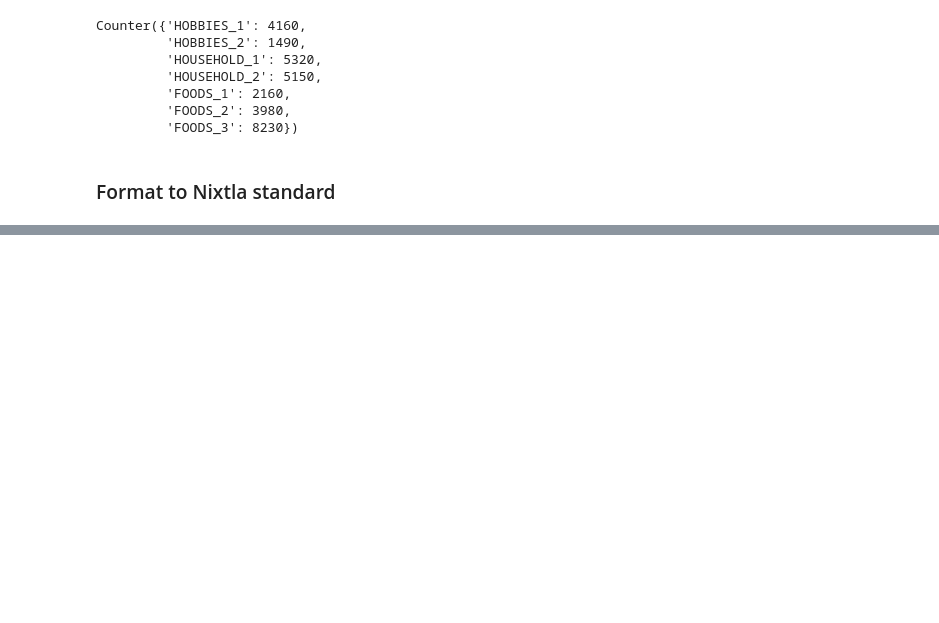
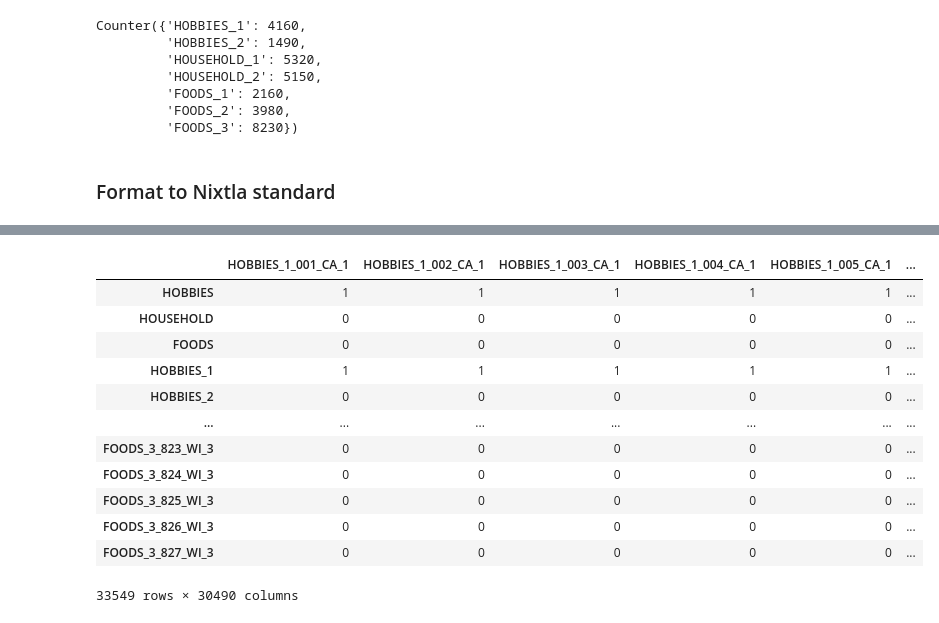
Before and after one commit to liaopeiyuan/large-scale-hts-reconciliation, a Jupyter notebook: notebooks/prepare_m5_forecast.ipynb, the cells around one changed output, grey strips where cells are left out. Cells and saved outputs as stored; diff of their text form; code cells hidden in the pictures; blank space fills up the shorter version.

```diff
--- a/notebooks/prepare_m5_forecast.ipynb
+++ b/notebooks/prepare_m5_forecast.ipynb
@@ -299,6 +299,11 @@ for _, ro in tqdm(parent_node_mapping_df.iterrows()):
         y_gt['unique_id'].append(parent_map_inv[ro.node_id])
         y_gt['ds'].append(time_index[i])
         y_gt['y'].append(gt_parent_tensor[ro.node_id - len(node_id_map_df), i])
+
+        # Nixtla has to accept all inputs
+        y_hat['unique_id'].append(parent_map_inv[ro.node_id])
+        y_hat['ds'].append(time_index[i])
+        y_hat['y'].append(0)
 # %%
 Y_gt = pd.DataFrame(y_gt)
 Y_hat = pd.DataFrame(y_hat)
@@ -337,3 +342,19 @@ S_df.index = rows
 pickle.dump(S_df, open('m5_prediction_raw/nixtla_s.pkl', 'wb'))
 # %%
 pickle.dump(tags, open('m5_prediction_raw/tags.pkl', 'wb'))
+# %%
+S_df
+# %% [output]
+|  | HOBBIES_1_001_CA_1 | HOBBIES_1_002_CA_1 | HOBBIES_1_003_CA_1 | HOBBIES_1_004_CA_1 | HOBBIES_1_005_CA_1 | ... |
+| HOBBIES | 1 | 1 | 1 | 1 | 1 | ... |
+| HOUSEHOLD | 0 | 0 | 0 | 0 | 0 | ... |
+| FOODS | 0 | 0 | 0 | 0 | 0 | ... |
+| HOBBIES_1 | 1 | 1 | 1 | 1 | 1 | ... |
+| HOBBIES_2 | 0 | 0 | 0 | 0 | 0 | ... |
+| ... | ... | ... | ... | ... | ... | ... |
+| FOODS_3_823_WI_3 | 0 | 0 | 0 | 0 | 0 | ... |
+| FOODS_3_824_WI_3 | 0 | 0 | 0 | 0 | 0 | ... |
+| FOODS_3_825_WI_3 | 0 | 0 | 0 | 0 | 0 | ... |
+| FOODS_3_826_WI_3 | 0 | 0 | 0 | 0 | 0 | ... |
+| FOODS_3_827_WI_3 | 0 | 0 | 0 | 0 | 0 | ... |
+33549 rows × 30490 columns
```
Also changed, not shown: parts of 1 cell of this notebook, 1 other file.
